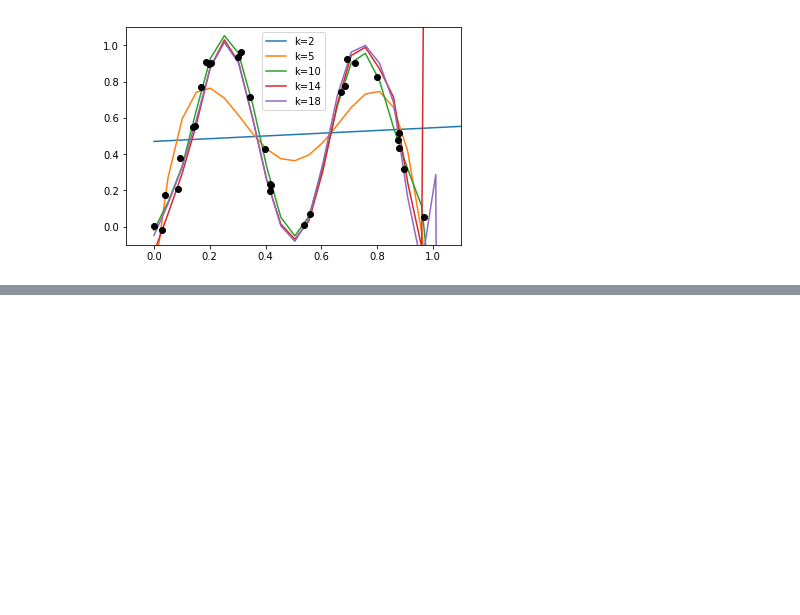
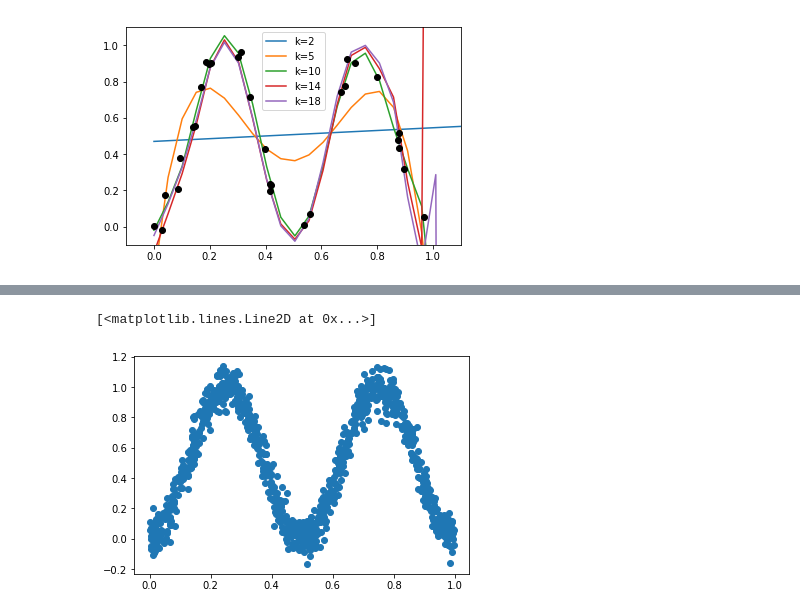
Before and after one commit to bouracha/supervised, a Jupyter notebook: linear_regression.ipynb, the cells around one changed output, grey strips where cells are left out. Drawn from its saved outputs; the diff is of its cells as text; code cells hidden in the pictures; blank space fills up the shorter version.

```diff
--- a/linear_regression.ipynb
+++ b/linear_regression.ipynb
@@ -151,0 +156,7 @@ plt.semilogy(te)
+# %%
+x_test, y_test = generate_sine_data(range_min=0, range_max=1, num_points=1000, eps_mean=0, eps_std=0.07, seed=1)
+# %%
+plt.plot(x_test, y_test, 'o')
+# %% [output]
+[<matplotlib.lines.Line2D at 0x...>]
+[figure, added]
```
Also changed, not shown: parts of 12 cells of this notebook.
